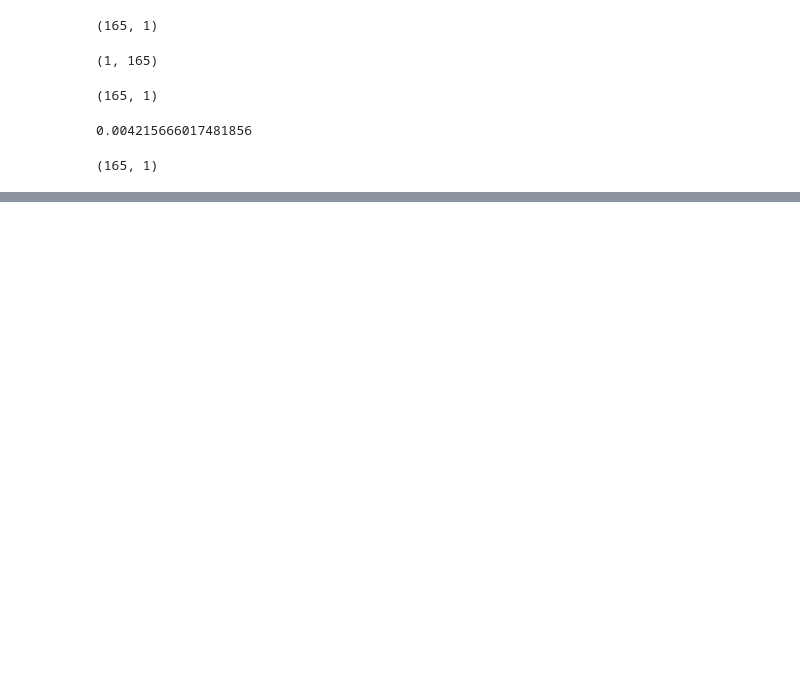
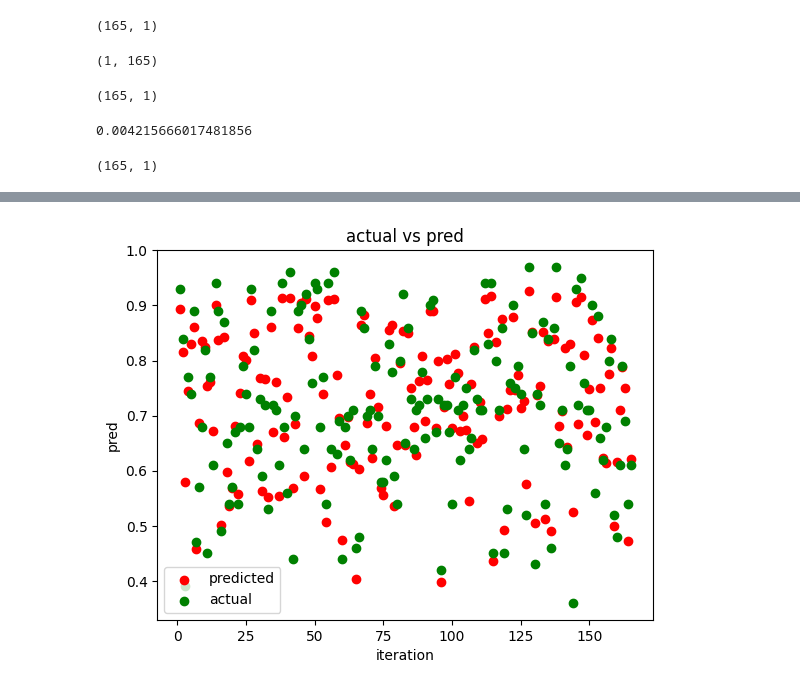
Before and after one commit to abhirockraj1/Grad_Prediction, a Jupyter notebook: Data_analysis.ipynb, the cells around one changed output, grey strips where cells are left out. Drawn from its saved outputs; the diff is of its cells as text; code cells hidden in the pictures; blank space fills up the shorter version.

Commit message:
added scatter plot for better analysis

```diff
--- a/Data_analysis.ipynb
+++ b/Data_analysis.ipynb
@@ -258,0 +259,18 @@ plt.show()
+# %%
+# plot the loss
+l=np.arange(1,166)
+plt.scatter(l, yhat, color='r',label = "predicted")
+plt.scatter(l, y_test, color='g', label='actual')
+# plt.plot(l,y_test, label = "line 1")
+# naming the x axis
+plt.xlabel('iteration')
+# naming the y axis
+plt.ylabel('pred')
+# giving a title to my graph
+plt.title('actual vs pred')
+# show a legend on the plot
+plt.legend()
+# function to show the plot
+plt.show()
+# %% [output]
+[figure, added]
```
Also changed, not shown: parts of 2 cells of this notebook, 1 other file.
